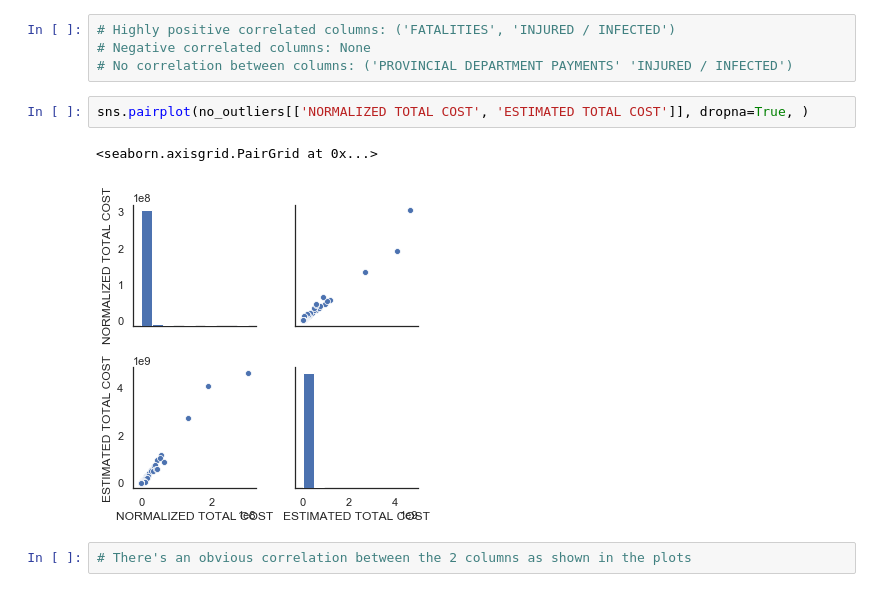
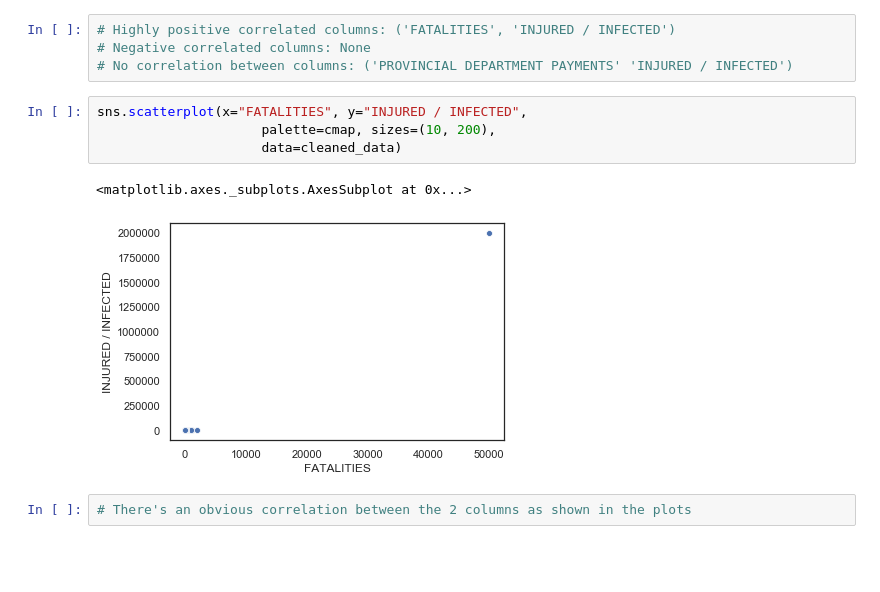
Before and after one commit to diogoacabado/dataV2-labs, a Jupyter notebook: module-2/Explore-Correlations/your-code/main.ipynb, the cells around one changed output. Cells and saved outputs as stored; diff of their text form; blank space fills up the shorter version.

```diff
--- a/module-2/Explore-Correlations/your-code/main.ipynb
+++ b/module-2/Explore-Correlations/your-code/main.ipynb
@@ -144,10 +144,12 @@ plt.show() # ta-da!
 # Highly positive correlated columns: ('FATALITIES', 'INJURED / INFECTED')
 # Negative correlated columns: None
 # No correlation between columns: ('PROVINCIAL DEPARTMENT PAYMENTS' 'INJURED / INFECTED')
-# %%
-sns.pairplot(no_outliers[['NORMALIZED TOTAL COST', 'ESTIMATED TOTAL COST']], dropna=True, )
-# %% [output]
-<seaborn.axisgrid.PairGrid at 0x...>
-[figure, removed]
+# %%
+sns.scatterplot(x="FATALITIES", y="INJURED / INFECTED",
+                     palette=cmap, sizes=(10, 200),
+                     data=cleaned_data)
+# %% [output]
+<matplotlib.axes._subplots.AxesSubplot at 0x...>
+[figure, added]
 # %%
 # There's an obvious correlation between the 2 columns as shown in the plots
```
Also changed, not shown: parts of 1 cell of this notebook, 18 other files.
